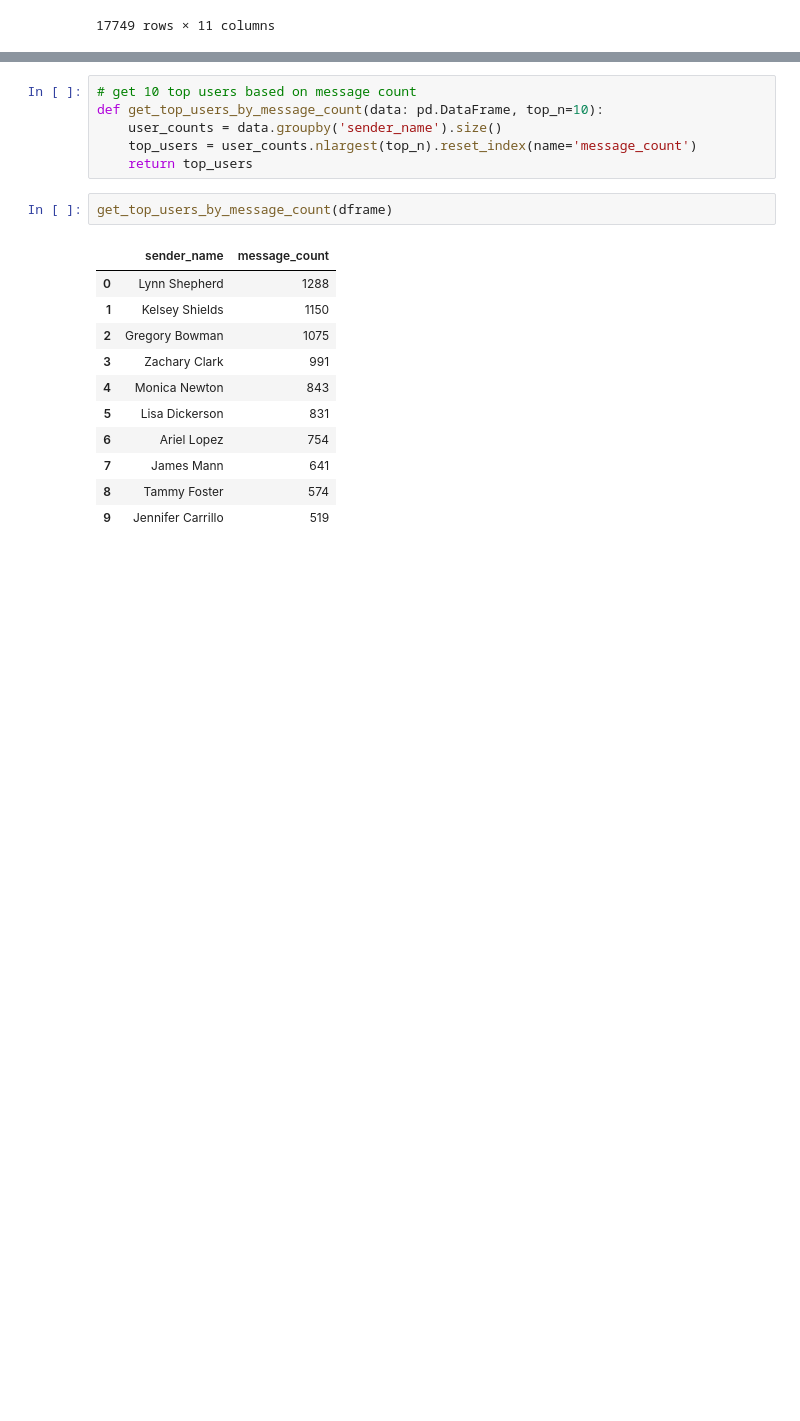
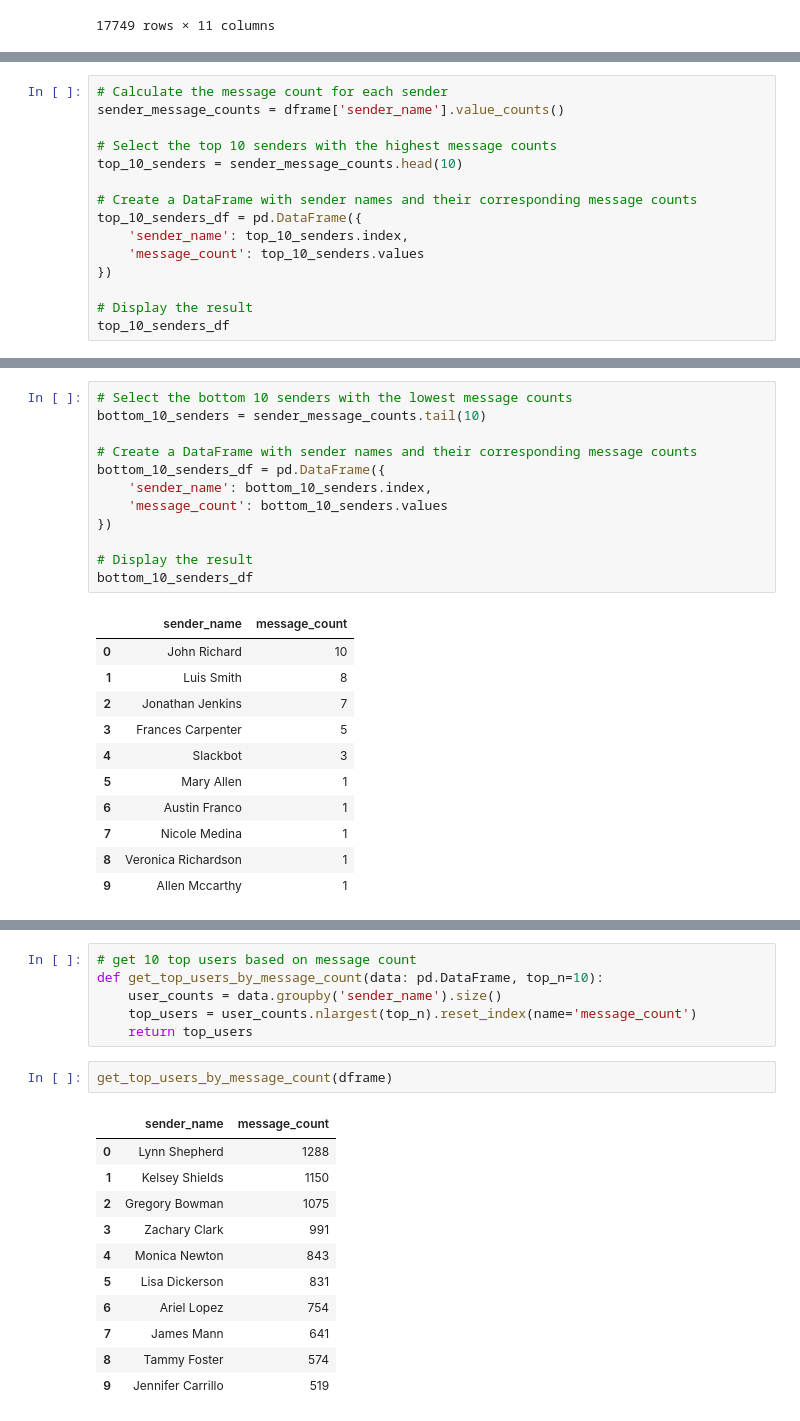
Before and after one commit to Azizadx/nasrallah-week0_10academy, a Jupyter notebook: notebooks/parse_slack_data.ipynb, the cells around one changed output, grey strips where cells are left out. Drawn from its saved outputs; the diff is of its cells as text; blank space fills up the shorter version.

```diff
--- a/notebooks/parse_slack_data.ipynb
+++ b/notebooks/parse_slack_data.ipynb
@@ -461,0 +265,15 @@ plot_top_users_with_lowest_replies(dframe)
+# %%
+# Calculate the message count for each sender
+sender_message_counts = dframe['sender_name'].value_counts()
+
+# Select the top 10 senders with the highest message counts
+top_10_senders = sender_message_counts.head(10)
+
+# Create a DataFrame with sender names and their corresponding message counts
+top_10_senders_df = pd.DataFrame({
+    'sender_name': top_10_senders.index,
+    'message_count': top_10_senders.values
+})
+
+# Display the result
+top_10_senders_df
@@ -461,0 +292,24 @@ plot_top_users_with_lowest_replies(dframe)
+# %%
+# Select the bottom 10 senders with the lowest message counts
+bottom_10_senders = sender_message_counts.tail(10)
+
+# Create a DataFrame with sender names and their corresponding message counts
+bottom_10_senders_df = pd.DataFrame({
+    'sender_name': bottom_10_senders.index,
+    'message_count': bottom_10_senders.values
+})
+
+# Display the result
+bottom_10_senders_df
+# %% [output]
+|  | sender_name | message_count |
+| 0 | John Richard | 10 |
+| 1 | Luis Smith | 8 |
+| 2 | Jonathan Jenkins | 7 |
+| 3 | Frances Carpenter | 5 |
+| 4 | Slackbot | 3 |
+| 5 | Mary Allen | 1 |
+| 6 | Austin Franco | 1 |
+| 7 | Nicole Medina | 1 |
+| 8 | Veronica Richardson | 1 |
+| 9 | Allen Mccarthy | 1 |
```
Also changed, not shown: parts of 47 cells of this notebook, 10 other files.
